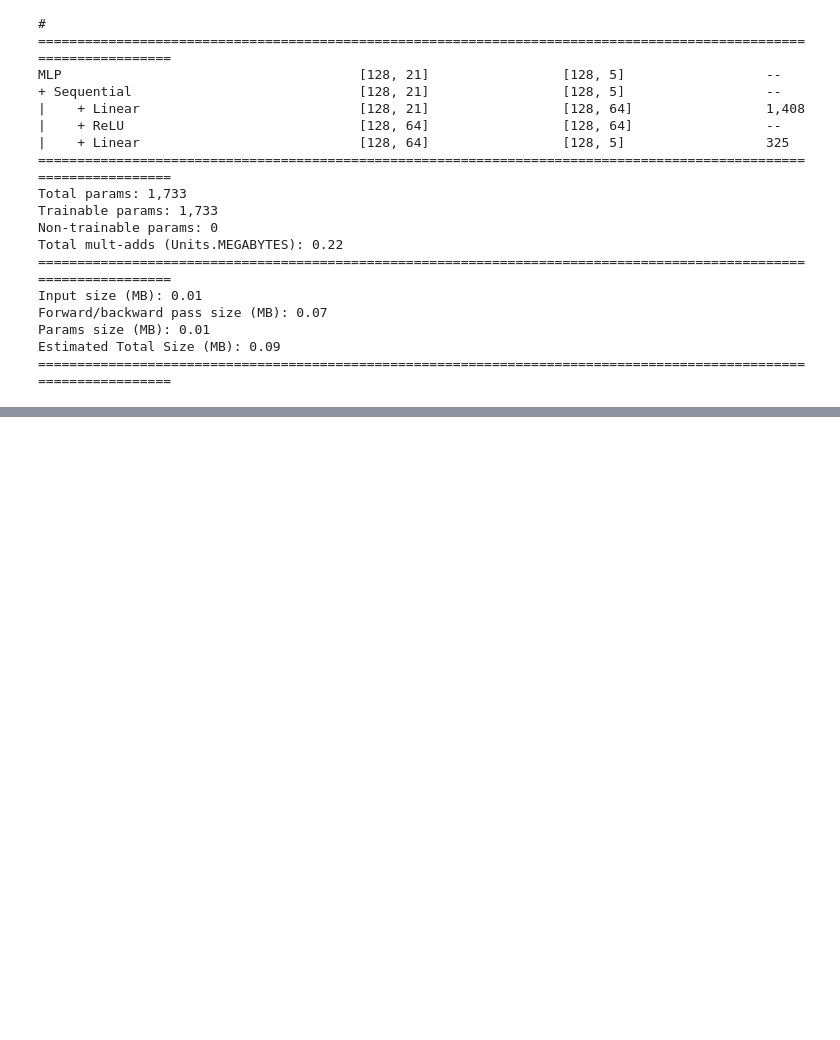
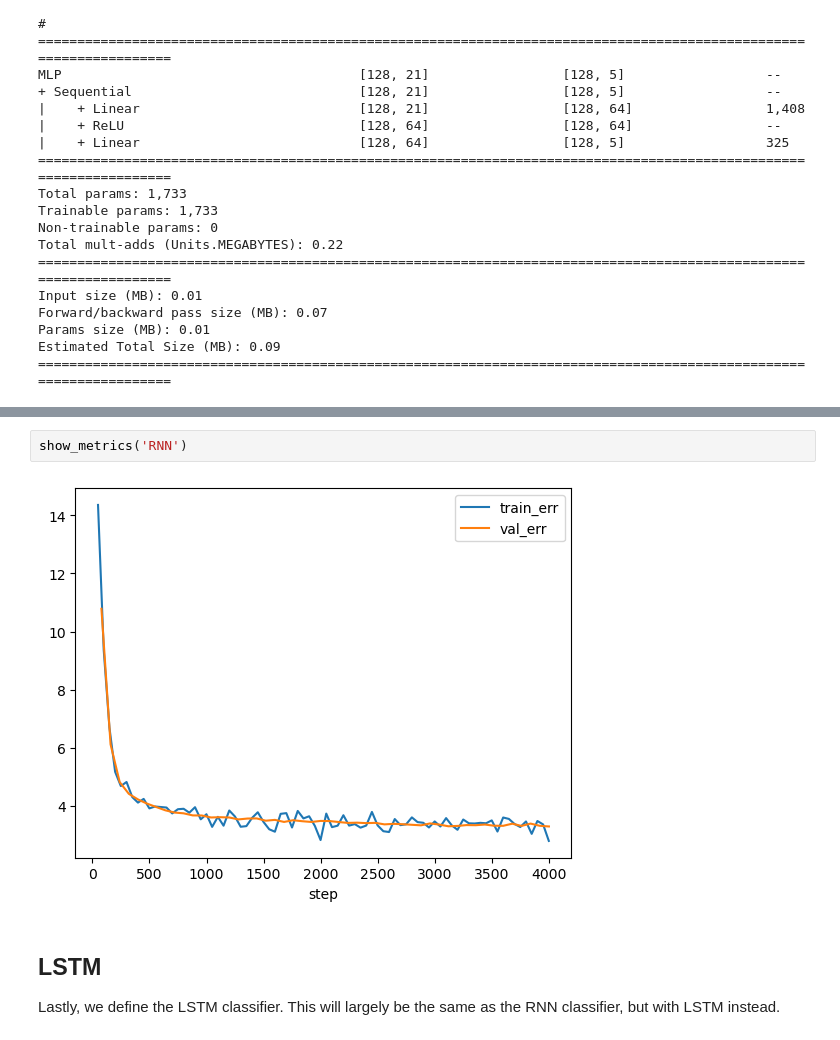
Before and after one commit to TreeLeef/nhl-performance-forecasting, a Jupyter notebook: worksheet.ipynb, the cells around one changed output, grey strips where cells are left out. Drawn from its saved outputs; the diff is of its cells as text; blank space fills up the shorter version.

```diff
--- a/worksheet.ipynb
+++ b/worksheet.ipynb
@@ -670,0 +774,8 @@ show_metrics('MLP')
+# %%
+show_metrics('RNN')
+# %% [output]
+[figure, added]
+# %% [markdown]
+## LSTM
+
+Lastly, we define the LSTM classifier. This will largely be the same as the RNN classifier, but with LSTM instead.
```
Also changed, not shown: parts of 21 cells of this notebook.
